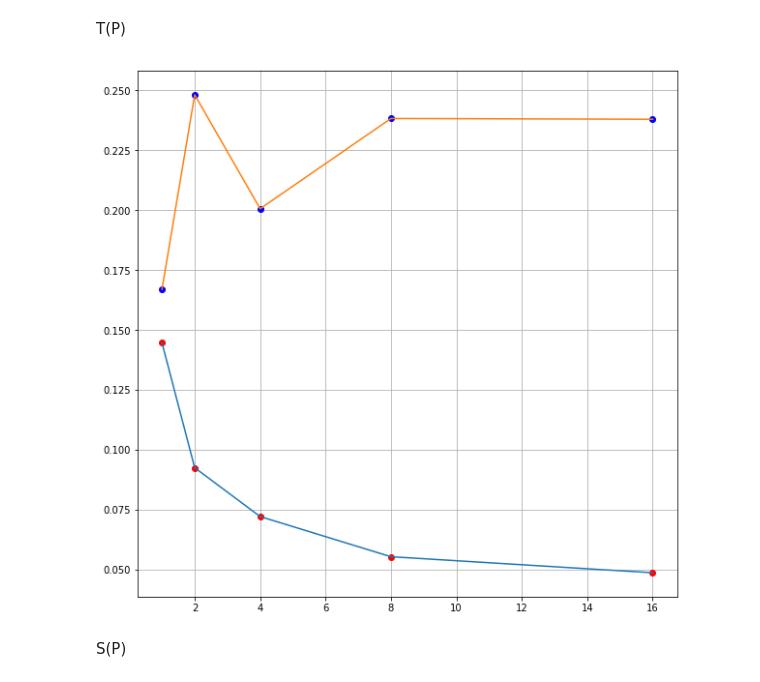
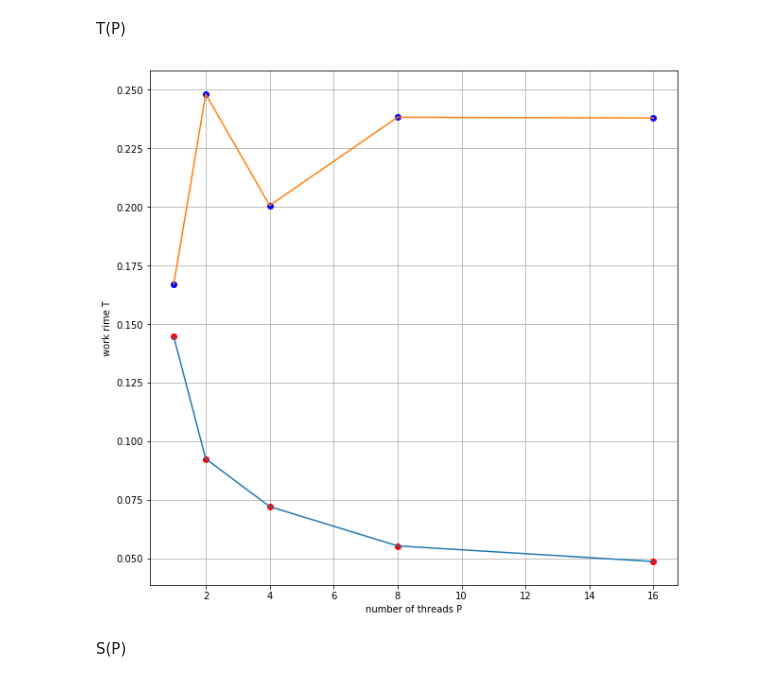
Before and after one commit to KaluginD/MCS_MIPT-term-5, a Jupyter notebook: task-3/Results.ipynb, the cells around one changed output. Drawn from its saved outputs; the diff is of its cells as text; code cells hidden in the pictures.

```diff
--- a/task-3/Results.ipynb
+++ b/task-3/Results.ipynb
@@ -25,13 +25,15 @@ T(P)
 # %%
 plt.figure(figsize=(10, 10))
 plt.plot(P, T, 'ro')
 plt.plot(P, T)
 plt.plot(P, T_builtin, 'bo')
 plt.plot(P, T_builtin)
+plt.xlabel("number of threads P")
+plt.ylabel("work rime T")
 plt.grid()
 plt.show()
 # %% [output]
-[figure, old version]
+[figure, new version]
 # %% [markdown]
 S(P)
 # %%
```
Also changed, not shown: parts of 2 cells of this notebook, 1 other file.
